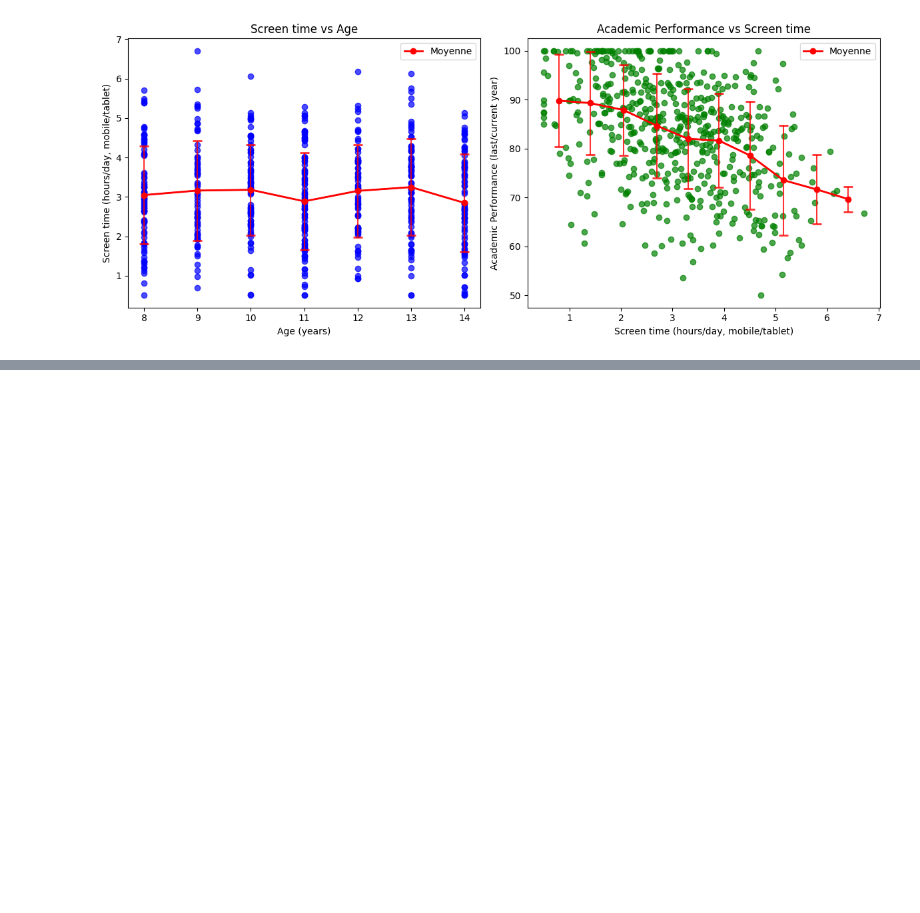
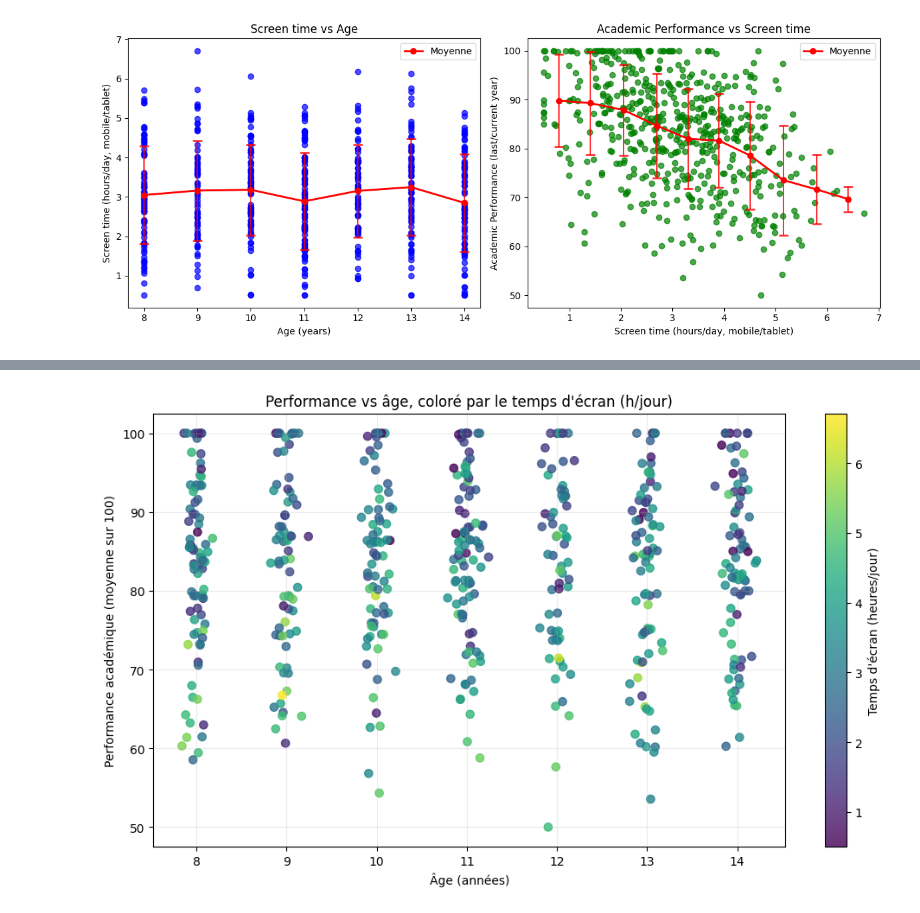
Before and after one commit to PaulHaardt/Projet-Stats, a Jupyter notebook: Charly.ipynb, the cells around one changed output, grey strips where cells are left out. Drawn from its saved outputs; the diff is of its cells as text; code cells hidden in the pictures; blank space fills up the shorter version.

```diff
--- a/Charly.ipynb
+++ b/Charly.ipynb
@@ -12,8 +10,6 @@ import matplotlib.pyplot as plt
 # %%
 df = pd.read_csv("data/data.csv", header=0)
-df = df[["Ageinyears", "AcademicPerformanceLastorCurrentAcademicYear", "ScreentimeHoursDayMobileTablet"]]
 df = df.sort_values(by="Ageinyears")
 
-
 print(df.head())
 # %% [output]
@@ -78,0 +94,34 @@ TODO des explications, des formules, et une conclusion sur les données et si on
+# %%
+x_col = "Ageinyears"
+y_col = "AcademicPerformanceLastorCurrentAcademicYear"
+c_col = "ScreentimeHoursDayMobileTablet"
+
+plot_df = df[[x_col, y_col, c_col]].dropna()
+
+# On ajoute une sorte de "jitter" sur l'âge pour diminuer la superposition des points
+rng = np.random.default_rng(42)
+
+# Pour ajouter ou enlever un mois, on ajoute ou enlève 1/12 soit environ 0.083
+x_jittered = plot_df[x_col] + rng.normal(0, 0.083, size=len(plot_df))
+
+plt.figure(figsize=(10, 6))
+sc = plt.scatter(
+    x_jittered,
+    plot_df[y_col],
+    c=plot_df[c_col],
+    s=45,
+    alpha=0.8
+)
+
+plt.xlabel("Âge (années)")
+plt.ylabel("Performance académique (moyenne sur 100)")
+plt.title("Performance vs âge, coloré par le temps d'écran (h/jour)")
+
+cbar = plt.colorbar(sc)
+cbar.set_label("Temps d'écran (heures/jour)")
+
+plt.grid(True, alpha=0.25)
+plt.tight_layout()
+plt.show()
+# %% [output]
+[figure, added]
```
Also changed, not shown: parts of 14 cells of this notebook, 1 other file.
